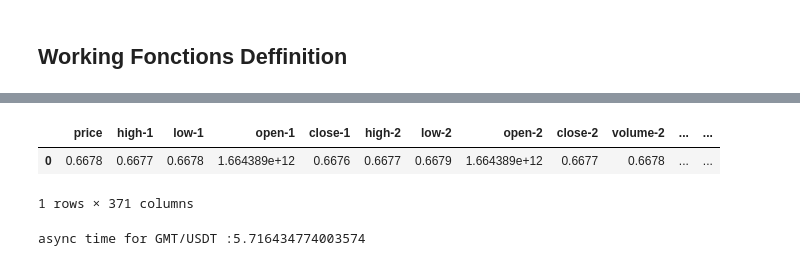
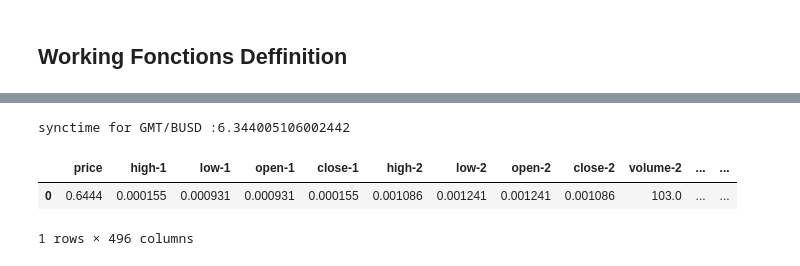
Before and after one commit to AyoubJadouli/Crypto_backtest_tools, a Jupyter notebook: ++UsingAIModel.ipynb, the cells around one changed output, grey strips where cells are left out. Cells and saved outputs as stored; diff of their text form; code cells hidden in the pictures.

```diff
--- a/++UsingAIModel.ipynb
+++ b/++UsingAIModel.ipynb
@@ -684,19 +694,16 @@ fulldata=pd.read_csv("../Data/10_Testing.csv",index_col=0,nrows=200).drop(column
 # %%
 fd=fulldata.to_numpy()
 # %%
-pdata=instant_pair_data(pair="GMT/BUSD",exchange=ex,window=WINDOW_SIZE)
+pdata=instant_full_data(pair="GMT/BUSD",exchange=ex,window=WINDOW_SIZE)
 ## minimum 1.6 seconds
+# %% [output]
+synctime for GMT/BUSD :6.344005106002442
-# %%
-pdata[~pdata.isnull().any(axis=1) ]
-# %% [output]
-|  | price | high-1 | low-1 | open-1 | close-1 | high-2 | low-2 | open-2 | close-2 | volume-2 | ... | ... |
-| 0 | 0.6678 | 0.6677 | 0.6678 | 1.664389e+12 | 0.6676 | 0.6677 | 0.6679 | 1.664389e+12 | 0.6677 | 0.6678 | ... | ... |
-1 rows × 371 columns
-# %%
-pdata2=await async_instant_full_data("GMT/USDT",exchange=ex,window=WINDOW_SIZE)
-#pdata=instant_full_data("GMT/USDT",exchange=ex,window=WINDOW_SIZE)
-# %% [output]
-async time for GMT/USDT :5.716434774003574
+# %%
+pdata
+# %% [output]
+|  | price | high-1 | low-1 | open-1 | close-1 | high-2 | low-2 | open-2 | close-2 | volume-2 | ... | ... |
+| 0 | 0.6444 | 0.000155 | 0.000931 | 0.000931 | 0.000155 | 0.001086 | 0.001241 | 0.001241 | 0.001086 | 103.0 | ... | ... |
+1 rows × 496 columns
 # %%
 for i in range(600):
     pdata=pd.concat([pdata,await async_instant_full_data("GMT/USDT",exchange=ex,window=WINDOW_SIZE)],axis=0)
```
Also changed, not shown: parts of 27 cells of this notebook, 1 other file.
